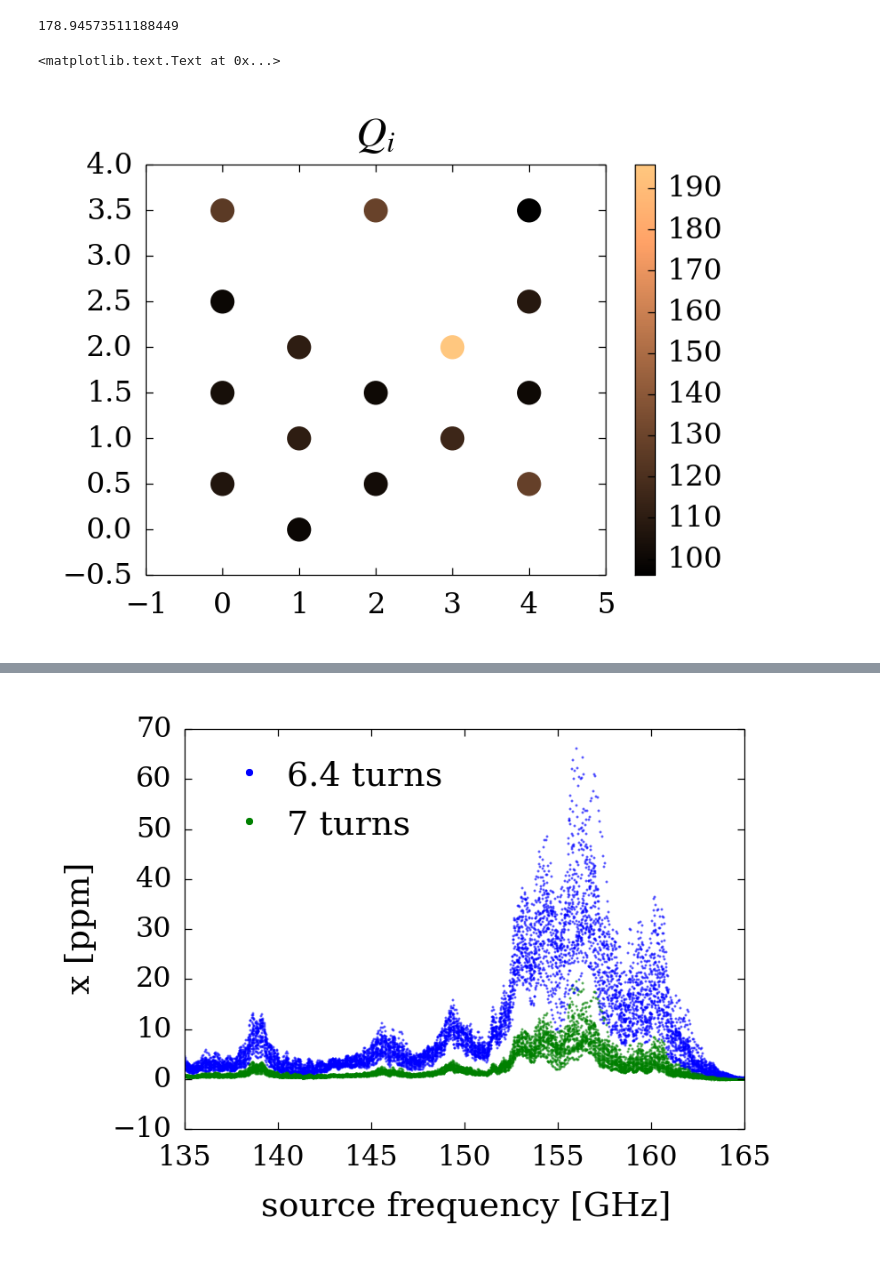
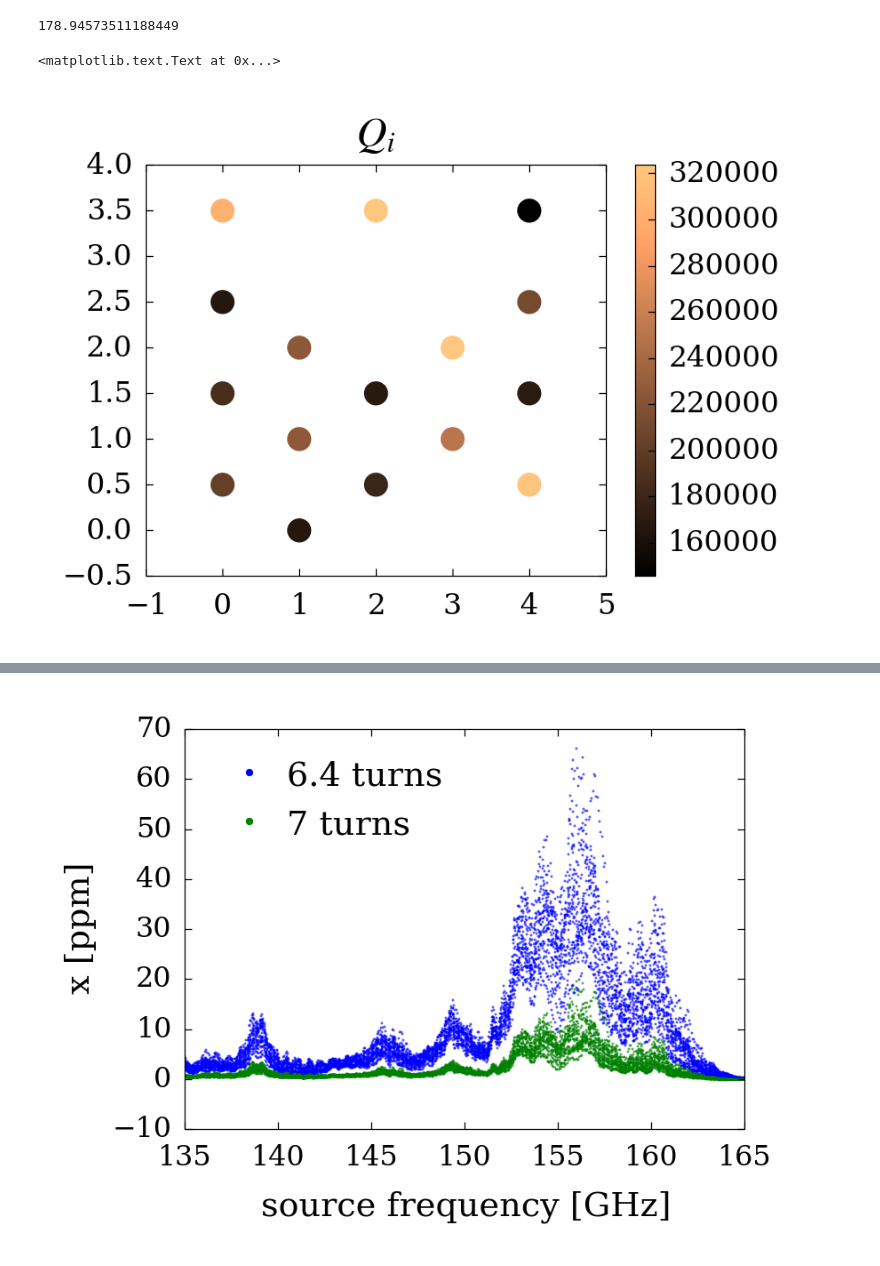
Before and after one commit to danielflanigan/ColumbiaCMB-notebooks, a Jupyter notebook: mkid/STAR_Cryo_140825/0813f8/2014-11-21_first_mmw_sweep.ipynb, the cells around one changed output, grey strips where cells are left out. Drawn from its saved outputs; the diff is of its cells as text; code cells hidden in the pictures.

```diff
--- a/mkid/STAR_Cryo_140825/0813f8/2014-11-21_first_mmw_sweep.ipynb
+++ b/mkid/STAR_Cryo_140825/0813f8/2014-11-21_first_mmw_sweep.ipynb
@@ -10,7 +10,7 @@ def scatter(values, mask=None, colormap=plt.cm.copper, size=40, colorbar=True, *
     fig, ax = plt.subplots()
     ax.scatter(x[mask], y[mask], c=values, s=size, cmap=colormap, edgecolor='None', **kwargs)
     if colorbar:
-        mappable = plt.cm.ScalarMappable(matplotlib.colors.Normalize(min(f0s), max(f0s)), cmap=plt.cm.copper)
+        mappable = plt.cm.ScalarMappable(matplotlib.colors.Normalize(min(values), max(values)), cmap=plt.cm.copper)
         mappable.set_array(values)
         cb = fig.colorbar(mappable)
     return fig, ax
@@ -77,11 +77,12 @@ read_out = np.array([x not in [6, 7, 11, 13] for x in range(20)])
 #zip(np.arange(20)[read_out], skip5x4.nominal_frequencies[read_out], fit_16)
 # %%
 Qis = np.array([mmw.resonator.Q_i for mmw in mmw6p4])
+Qis[12] = sorted(Qis)[-2] # Clip this value to the second largest
 fig, ax = scatter(Qis, mask=read_out)
 ax.set_title('$Q_i$')
 # %% [output]
 <matplotlib.text.Text at 0x...>
-[figure, old version]
+[figure, new version]
 # %%
 fig, ax = scatter(integrated_response_6p4 / bandwidth_GHz, mask=read_out)
 ax.set_title('Average $x$ response')
```
Also changed, not shown: parts of 1 cell of this notebook.
